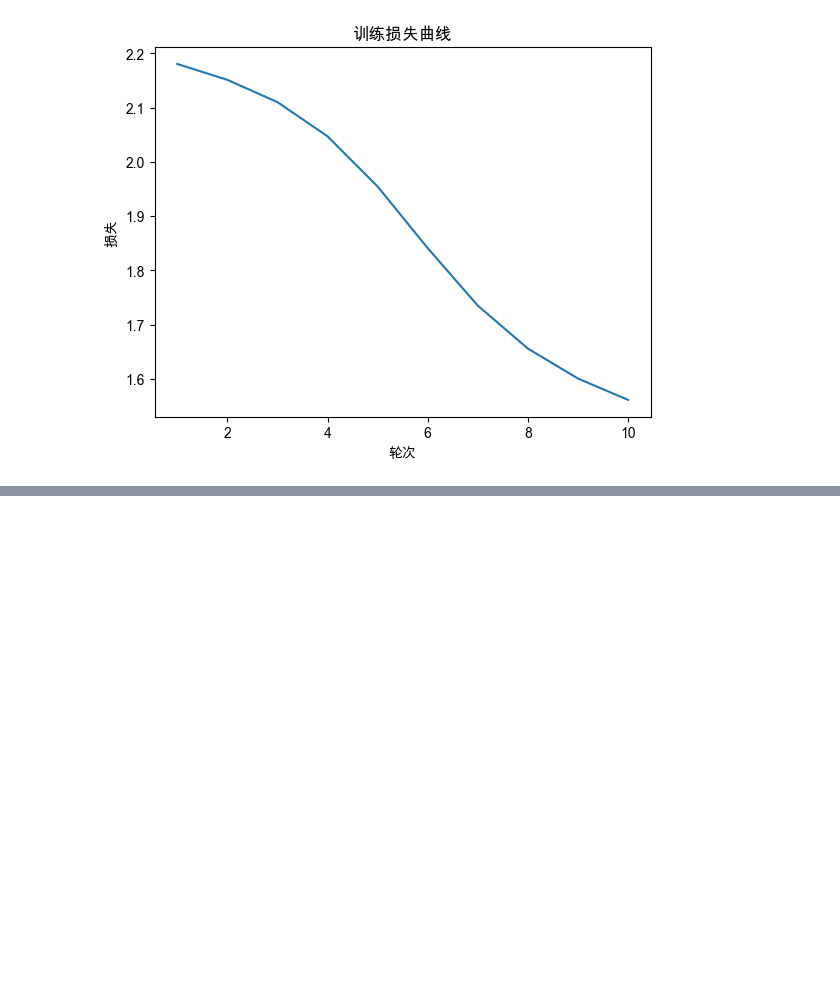
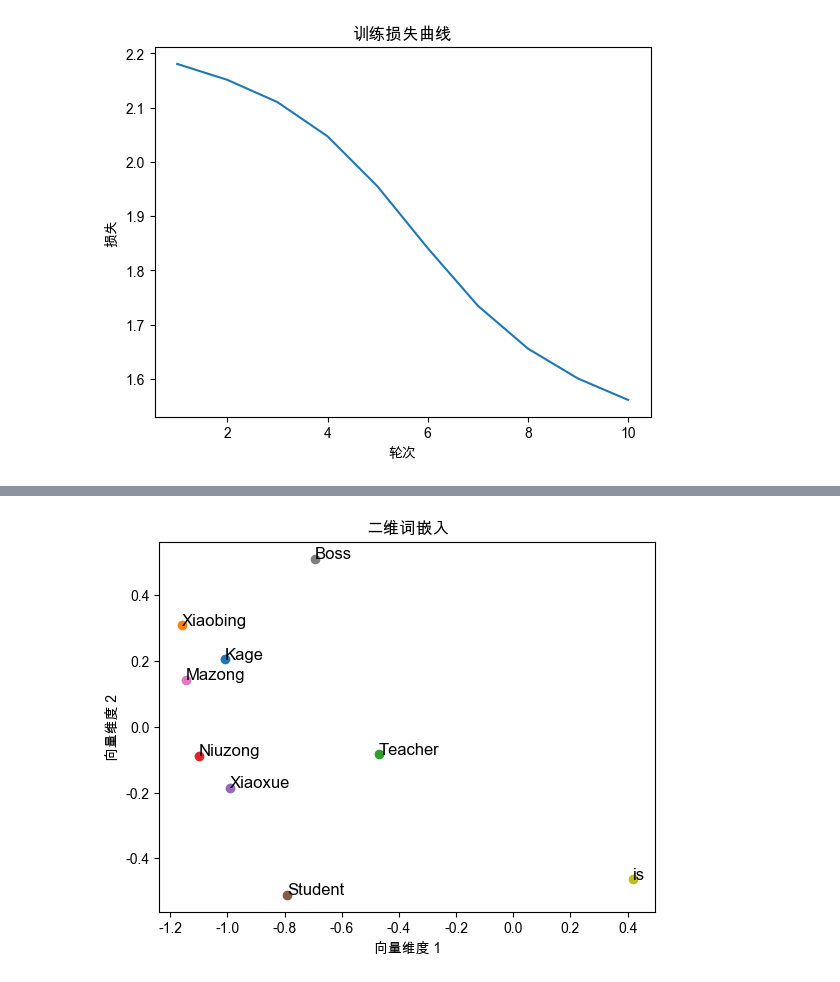
Before and after one commit to ustcxmwu/Study, a Jupyter notebook: book/GPT/lessen_2/word_embedding.ipynb, the cells around one changed output, grey strips where cells are left out. Drawn from its saved outputs; the diff is of its cells as text; code cells hidden in the pictures; blank space fills up the shorter version.

Commit message:
skipgram

```diff
--- a/book/GPT/lessen_2/word_embedding.ipynb
+++ b/book/GPT/lessen_2/word_embedding.ipynb
@@ -117,3 +117,7 @@ plt.ylabel("损失")
 plt.show()
 # %% [output]
 [figure]
+# %%
+print("SkimGram Embedding")
+for word, idx in word_to_idx.items():
+    print(f"{word}: {skipgram_model.input_to_hidden.weight[:, idx].detach().numpy()}")
@@ -119,0 +135,12 @@ plt.show()
+# %%
+fig, ax = plt.subplots()
+for word, idx in word_to_idx.items():
+    vec = skipgram_model.input_to_hidden.weight[:, idx].detach().numpy()
+    ax.scatter(vec[0], vec[1])
+    ax.annotate(word, (vec[0], vec[1]), fontsize=12)
+plt.title("二维词嵌入")
+plt.xlabel("向量维度 1")
+plt.ylabel("向量维度 2")
+plt.show()
+# %% [output]
+[figure, added]
```
Also changed, not shown: parts of 1 cell of this notebook.
